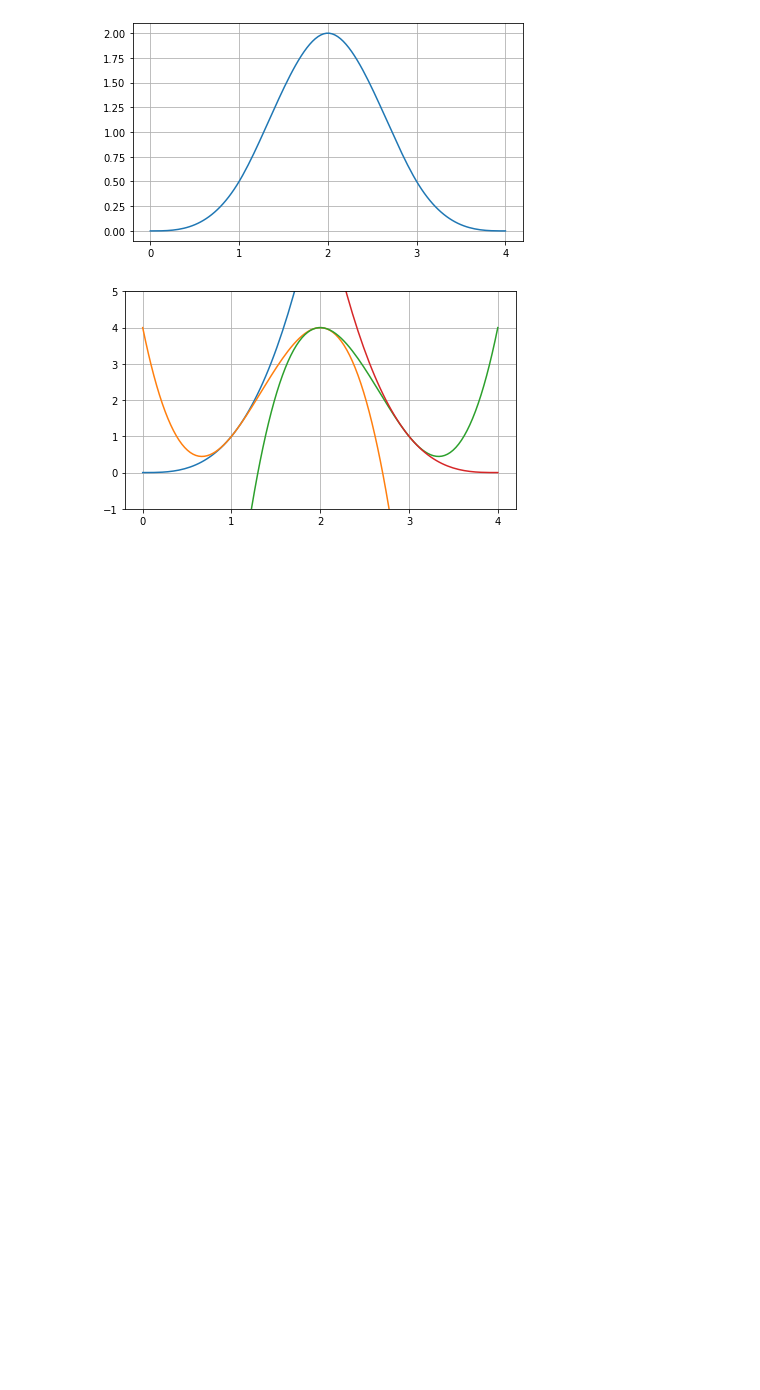
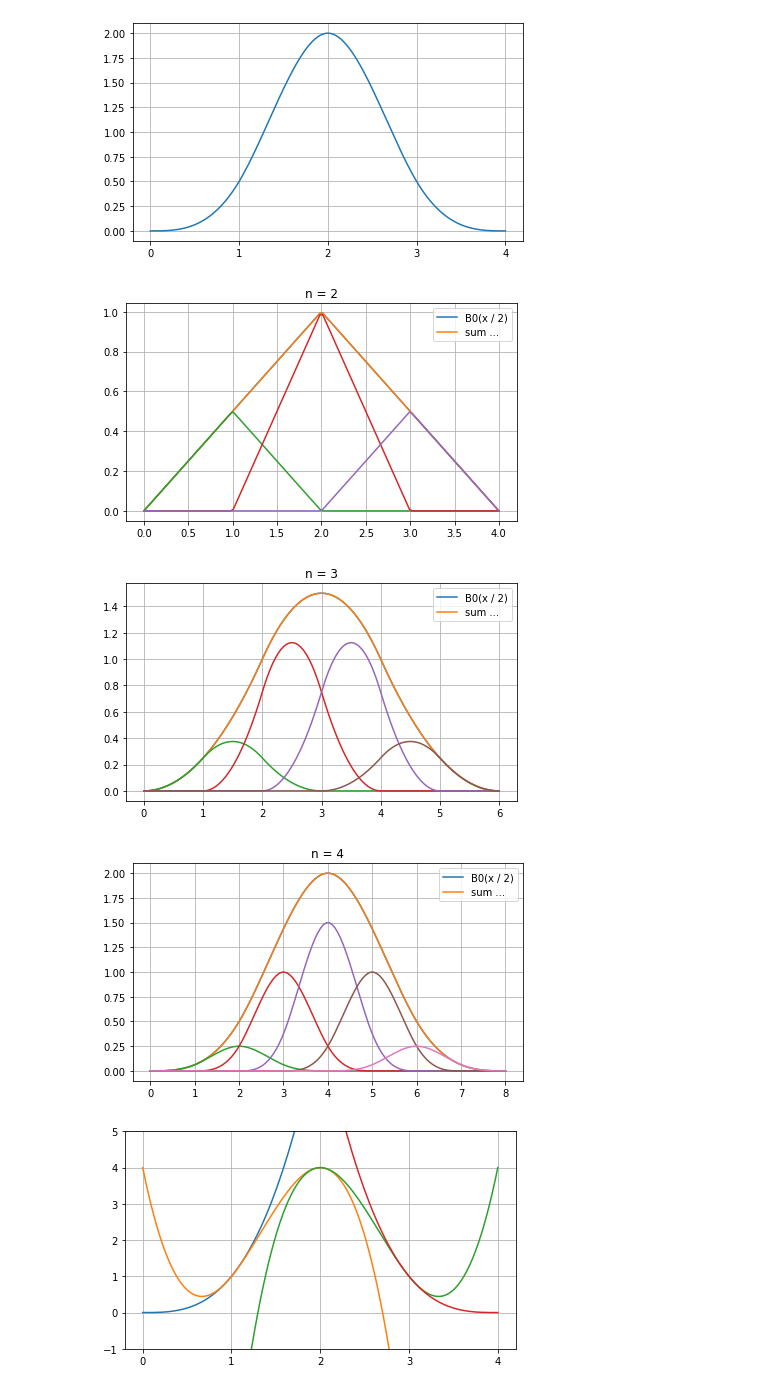
Before and after one commit to hi-ogawa/notebooks, a Jupyter notebook: src/old/misc_v4.ipynb, the cells around one changed output. Saved outputs shown, nothing was run; the diff lists cells and outputs as text; code cells hidden in the pictures; blank space fills up the shorter version.

Commit message:
Update misc_v4 (Subdivision of B-spline)

```diff
--- a/src/old/misc_v4.ipynb
+++ b/src/old/misc_v4.ipynb
@@ -365,6 +365,40 @@ _()
 # ipyw.interact(_, n=(0, 16, 1))
 # %% [output]
 [figure]
+# %%
+#
+# Subdivision of B-spline: B_0(x / 2) ~ \sum_j comb(k + 1, j) B_j(x)
+#
+from math import comb
+
+def _(n = 4):
+    xlim = [0, 2 * n]
+    x = np.linspace(*xlim, num=2**7)
+    y = b_spline_norm(x / 2, n)
+
+    ys = []
+    z = 0
+    for j in range(n + 1):
+        yj = comb(n, j) / 2**(n - 1) * b_spline_norm(x - j, n)
+        z += yj
+        ys.append(yj)
+
+    fig, ax = plt.subplots(figsize=(7, 4))
+    ax.set(title=f"n = {n}")
+    ax.grid()
+    ax.plot(x, y, label='B0(x / 2)') # y = z
+    ax.plot(x, z, label='sum ...')
+    for yj in ys:
+        ax.plot(x, yj)
+    ax.legend()
+
+_(2)
+_(3)
+_(4)
+# %% [output]
+[figure, added]
+[figure, added]
+[figure, added]
 # %%
 #
 # Symbolic versoin of B-spline to obtain each piece of polynomial coeffs
```
